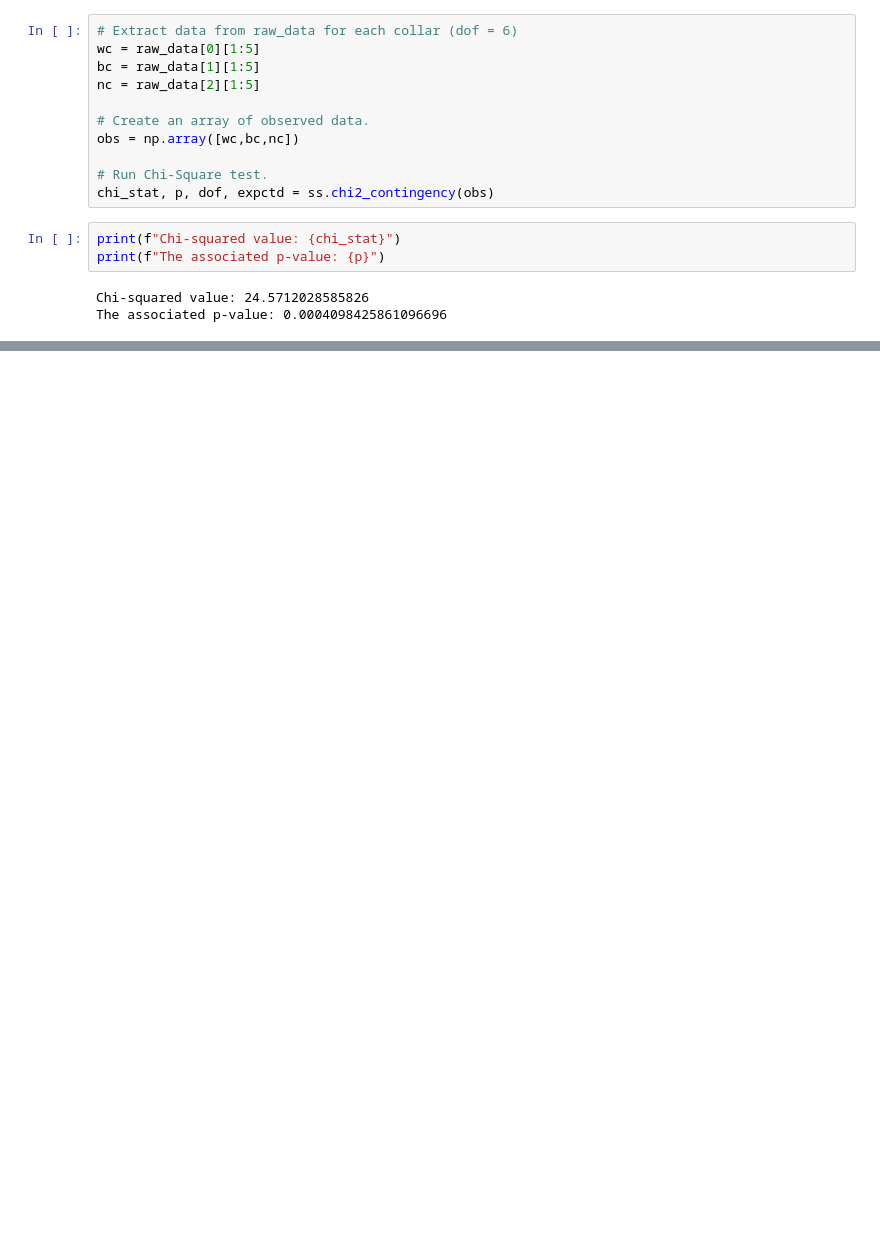
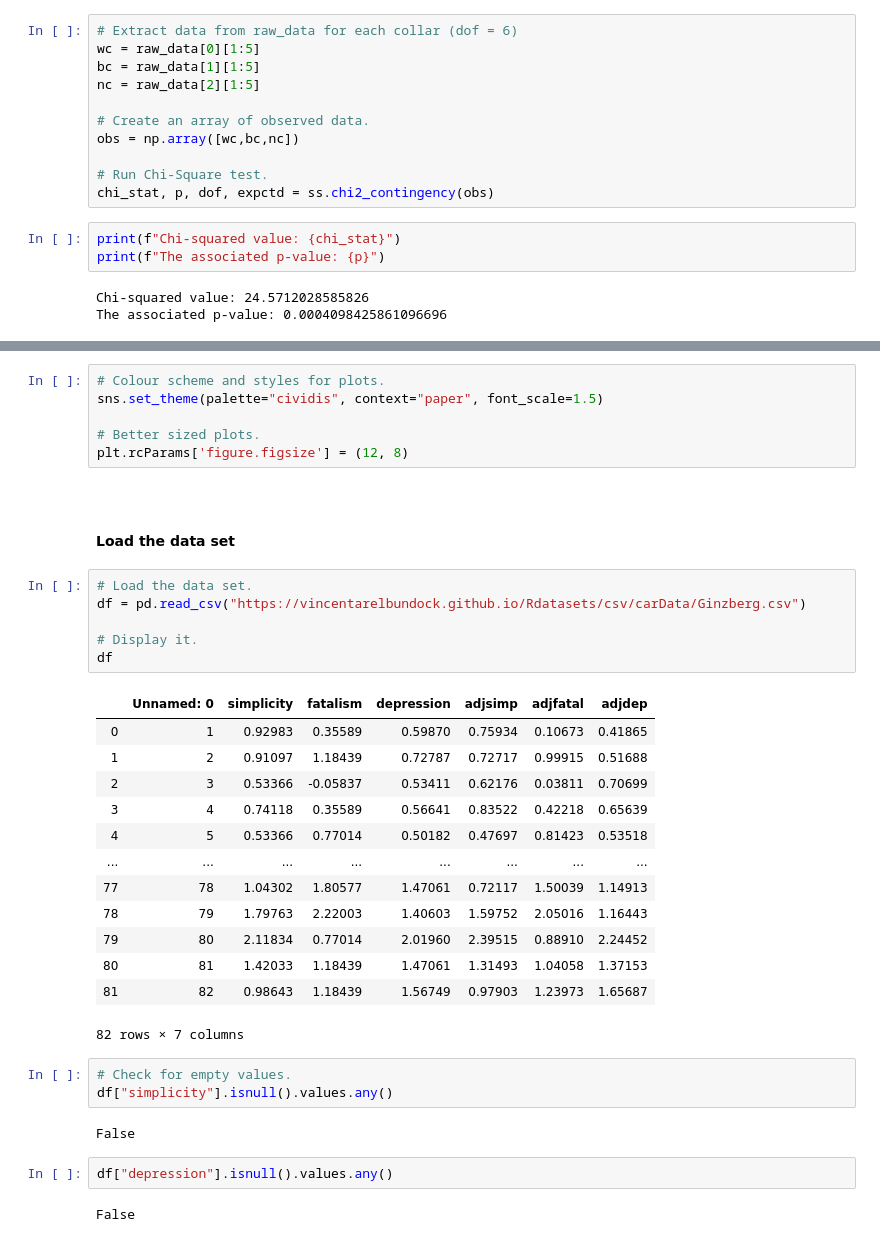
Before and after one commit to olgarozhdestvina/Machine-Learning-and-Statistics, a Jupyter notebook: Tasks.ipynb, the cells around one changed output, grey strips where cells are left out. Drawn from its saved outputs; the diff is of its cells as text; blank space fills up the shorter version.

```diff
--- a/Tasks.ipynb
+++ b/Tasks.ipynb
@@ -223,0 +242,39 @@ Based on the results of the test performed above the verification was successful
+# %%
+# Colour scheme and styles for plots.
+sns.set_theme(palette="cividis", context="paper", font_scale=1.5)
+
+# Better sized plots.
+plt.rcParams['figure.figsize'] = (12, 8)
+# %% [markdown]
+<br>
+
+#### Load the data set
+# %%
+# Load the data set.
+df = pd.read_csv("https://vincentarelbundock.github.io/Rdatasets/csv/carData/Ginzberg.csv")
+
+# Display it.
+df
+# %% [output]
+|  | Unnamed: 0 | simplicity | fatalism | depression | adjsimp | adjfatal | adjdep |
+| 0 | 1 | 0.92983 | 0.35589 | 0.59870 | 0.75934 | 0.10673 | 0.41865 |
+| 1 | 2 | 0.91097 | 1.18439 | 0.72787 | 0.72717 | 0.99915 | 0.51688 |
+| 2 | 3 | 0.53366 | -0.05837 | 0.53411 | 0.62176 | 0.03811 | 0.70699 |
+| 3 | 4 | 0.74118 | 0.35589 | 0.56641 | 0.83522 | 0.42218 | 0.65639 |
+| 4 | 5 | 0.53366 | 0.77014 | 0.50182 | 0.47697 | 0.81423 | 0.53518 |
+| ... | ... | ... | ... | ... | ... | ... | ... |
+| 77 | 78 | 1.04302 | 1.80577 | 1.47061 | 0.72117 | 1.50039 | 1.14913 |
+| 78 | 79 | 1.79763 | 2.22003 | 1.40603 | 1.59752 | 2.05016 | 1.16443 |
+| 79 | 80 | 2.11834 | 0.77014 | 2.01960 | 2.39515 | 0.88910 | 2.24452 |
+| 80 | 81 | 1.42033 | 1.18439 | 1.47061 | 1.31493 | 1.04058 | 1.37153 |
+| 81 | 82 | 0.98643 | 1.18439 | 1.56749 | 0.97903 | 1.23973 | 1.65687 |
+82 rows × 7 columns
+# %%
+# Check for empty values.
+df["simplicity"].isnull().values.any()
+# %% [output]
+False
+# %%
+df["depression"].isnull().values.any()
+# %% [output]
+False
```
Also changed, not shown: parts of 29 cells of this notebook.
